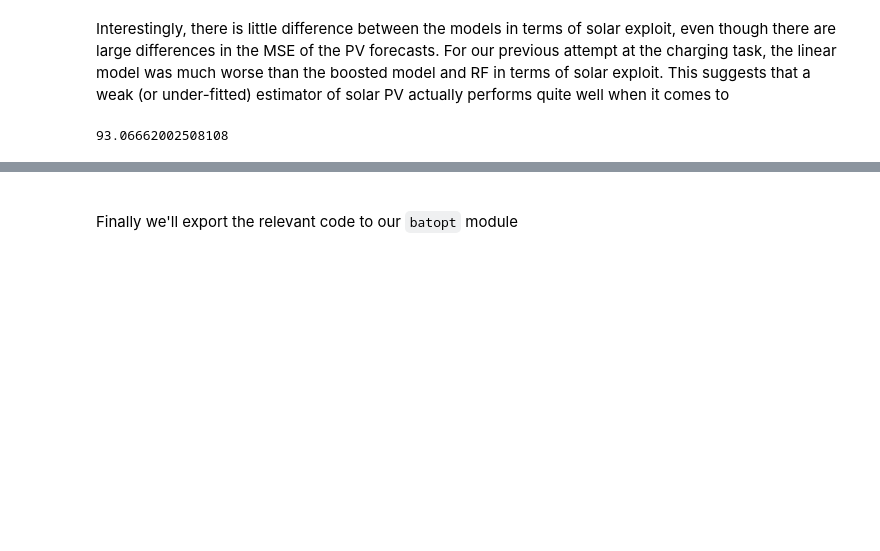
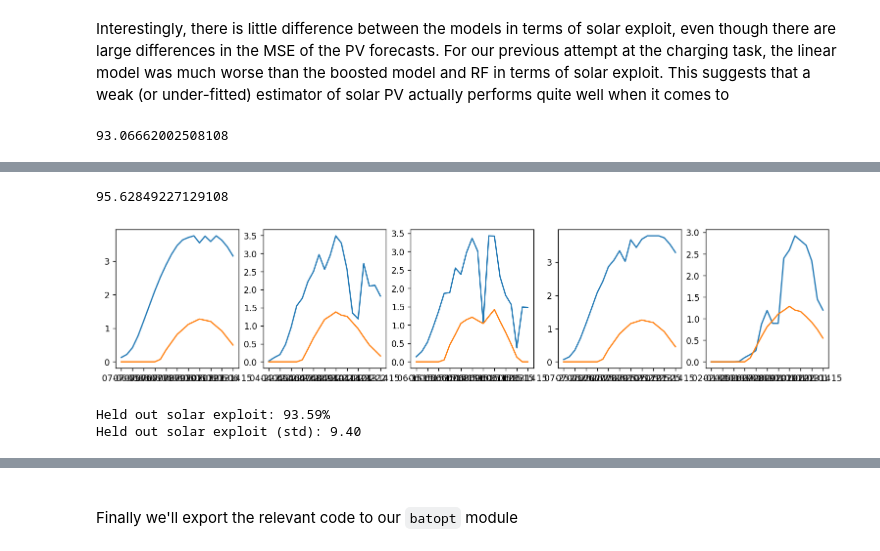
Before and after one commit to AyrtonB/WPD-DS-Challenge, a Jupyter notebook: nbs/08-pv-forecast.ipynb, the cells around one changed output, grey strips where cells are left out. Saved outputs shown, nothing was run; the diff lists cells and outputs as text; code cells hidden in the pictures; blank space fills up the shorter version.

```diff
--- a/nbs/08-pv-forecast.ipynb
+++ b/nbs/08-pv-forecast.ipynb
@@ -317,0 +247,7 @@ Fitting 4 folds for each of 1 candidates, totalling 4 fits
+# %%
+model = Lasso(alpha=0.5)
+model.fit(X_train, y_train)
+coefs_df = pd.DataFrame({'feature': X_train.columns,
+              'coefs': model.coef_})
+features = coefs_df[abs(coefs_df.coefs) > 0].feature
+features
@@ -317,0 +264,26 @@ Fitting 4 folds for each of 1 candidates, totalling 4 fits
+# %%
+def prop_max_solar_df(charge_pred_df):
+    return charge.prop_max_solar(charge_pred_df.charge_pred, charge_pred_df.pv_actual)
+
+X_train_reduced = X_train.filter(features)
+
+models = {
+    'std_linear': LinearRegression(),
+    'lasso': Lasso(),
+    'boosted': GradientBoostingRegressor(),
+    'random_forest': RandomForestRegressor(),
+}
+
+# Define the week groups
+week_groups = X_train.index.year + X_train.index.isocalendar().week/52
+
+for key in models:
+    charge_pred_df = generate_kfold_charge_preds(X_train, y_train, models[key], week_groups)
+    score = charge.score_charging(charge_pred_df.charge_pred, charge_pred_df.pv_actual)
+    pv_mse = np.mean(np.square(charge_pred_df.pv_actual - charge_pred_df.pv_pred))
+    solar_exploit_pct = 100*charge_pred_df.groupby(charge_pred_df.index.date).apply(prop_max_solar_df)
+    print("{}: PV MSE: {:.2f}, score: {:.2f}, solar exploit: {:.2f}%, std. solar exploit: {:.2f}".format(key,
+                                                                                                         pv_mse,
+                                                                                                         score,
+                                                                                                         solar_exploit_pct.mean(),
+                                                                                                         solar_exploit_pct.std()))
@@ -317,0 +299,15 @@ Fitting 4 folds for each of 1 candidates, totalling 4 fits
+# %%
+model = LinearRegression()
+charge_pred_df = generate_kfold_charge_preds(X_train, y_train, model, week_groups)
+# %% [output]
+95.62849227129108
+# %%
+fig, axs = plt.subplots(1,5, figsize=(15,3), dpi=125)
+
+for i in range(5):
+    random_day = pd.to_datetime(np.random.choice(charge_pred_df.index.date))
+    random_df = charge_pred_df[charge_pred_df.index.date == random_day]
+    axs[i].plot(random_df.pv_actual)
+    axs[i].plot(random_df.charge_pred)
+# %% [output]
+[figure, added]
@@ -317,0 +325,18 @@ Fitting 4 folds for each of 1 candidates, totalling 4 fits
+# %%
+model = LinearRegression()
+model.fit(X_train, y_train)
+pv_pred = model.predict(X_test)
+
+charge_pred = predict_charge(X_test, model)
+
+charge_pred_df = pd.DataFrame({'charge_pred': charge_pred,
+              'pv_pred': pv_pred,
+              'pv_actual': y_test})
+
+solar_exploit_pct = 100*charge_pred_df.groupby(charge_pred_df.index.date).apply(prop_max_solar_df)
+
+print("Held out solar exploit: {:.2f}%".format(solar_exploit_pct.mean(), ))
+print("Held out solar exploit (std): {:.2f}".format(solar_exploit_pct.std(), ))
+# %% [output]
+Held out solar exploit: 93.59%
+Held out solar exploit (std): 9.40
```
Also changed, not shown: parts of 9 cells of this notebook.
